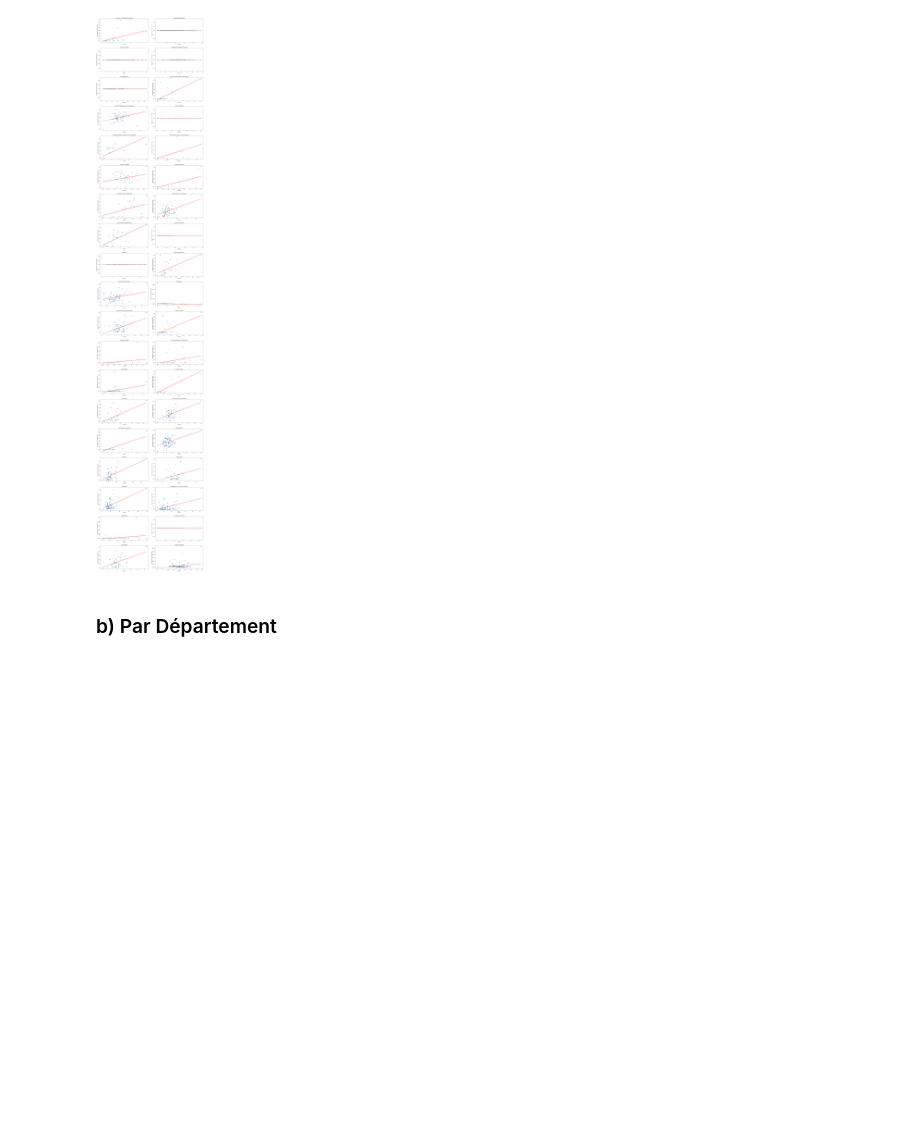
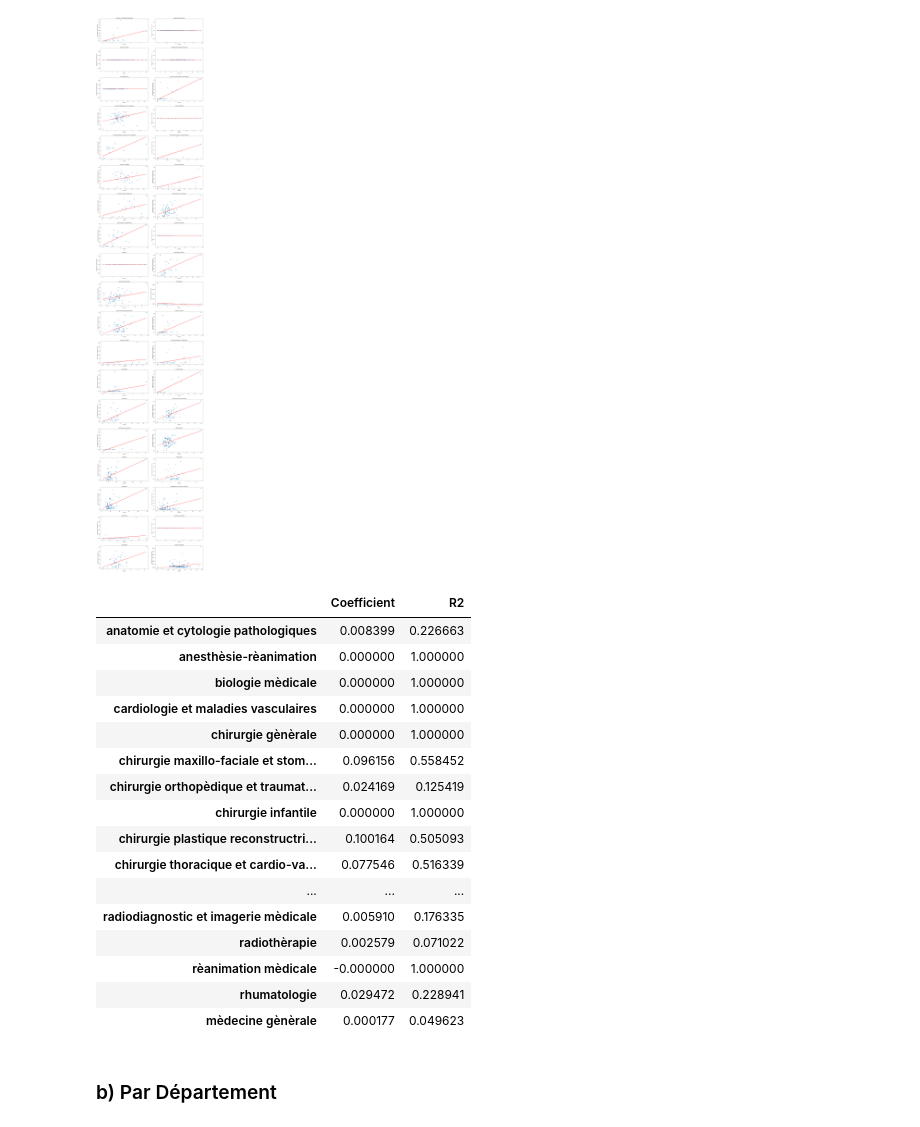
Before and after one commit to MSBigData2019/Anatoli_DEBRADKE, a Jupyter notebook: Lesson5/exo_dom_lesson5.ipynb, the cells around one changed output. Drawn from its saved outputs; the diff is of its cells as text; code cells hidden in the pictures; blank space fills up the shorter version.

```diff
--- a/Lesson5/exo_dom_lesson5.ipynb
+++ b/Lesson5/exo_dom_lesson5.ipynb
@@ -79,11 +79,14 @@ nb_rows = int(np.ceil(len(specialite_list) / 2))
 fig, axes = plt.subplots(nrows=nb_rows, ncols=2, figsize=(20, 100))
 counter = 0
 
+lr_specialite_result = {}
+
 for i in range(nb_rows):
     for j in range(2):
         ax = axes[i][j]
         if counter < len(specialite_list):
             lr = LinearRegression().fit(df_specialite.loc[specialite_list[counter]][['Densite']], df_specialite.loc[specialite_list[counter]][['Ratio']])
+            lr_specialite_result[specialite_list[counter]] = [lr.coef_[0][0],lr.score(df_specialite.loc[specialite_list[counter]][['Densite']],df_specialite.loc[specialite_list[counter]][['Ratio']])]
             pred = lr.predict(df_specialite.loc[specialite_list[counter]][['Densite']])
             ax.plot(df_specialite.loc[specialite_list[counter]]['Densite'],df_specialite.loc[specialite_list[counter]]['Ratio'],'o')
             ax.plot(df_specialite.loc[specialite_list[counter]]['Densite'],pred,c='red')
@@ -98,6 +101,27 @@ plt.tight_layout(pad=3, w_pad=3, h_pad=3)
 plt.show()
 # %% [output]
 [figure]
+# %%
+df_lr_specialite_result = pd.DataFrame.from_dict(lr_specialite_result, orient='index', columns=['Coefficient', 'R2'])
+df_lr_specialite_result
+# %% [output]
+|  | Coefficient | R2 |
+| anatomie et cytologie pathologiques | 0.008399 | 0.226663 |
+| anesthèsie-rèanimation | 0.000000 | 1.000000 |
+| biologie mèdicale | 0.000000 | 1.000000 |
+| cardiologie et maladies vasculaires | 0.000000 | 1.000000 |
+| chirurgie gènèrale | 0.000000 | 1.000000 |
+| chirurgie maxillo-faciale et stom... | 0.096156 | 0.558452 |
+| chirurgie orthopèdique et traumat... | 0.024169 | 0.125419 |
+| chirurgie infantile | 0.000000 | 1.000000 |
+| chirurgie plastique reconstructri... | 0.100164 | 0.505093 |
+| chirurgie thoracique et cardio-va... | 0.077546 | 0.516339 |
+| ... | ... | ... |
+| radiodiagnostic et imagerie mèdicale | 0.005910 | 0.176335 |
+| radiothèrapie | 0.002579 | 0.071022 |
+| rèanimation mèdicale | -0.000000 | 1.000000 |
+| rhumatologie | 0.029472 | 0.228941 |
+| mèdecine gènèrale | 0.000177 | 0.049623 |
 # %% [markdown]
 ### b) Par Département
 # %%
```
Also changed, not shown: parts of 2 cells of this notebook.
